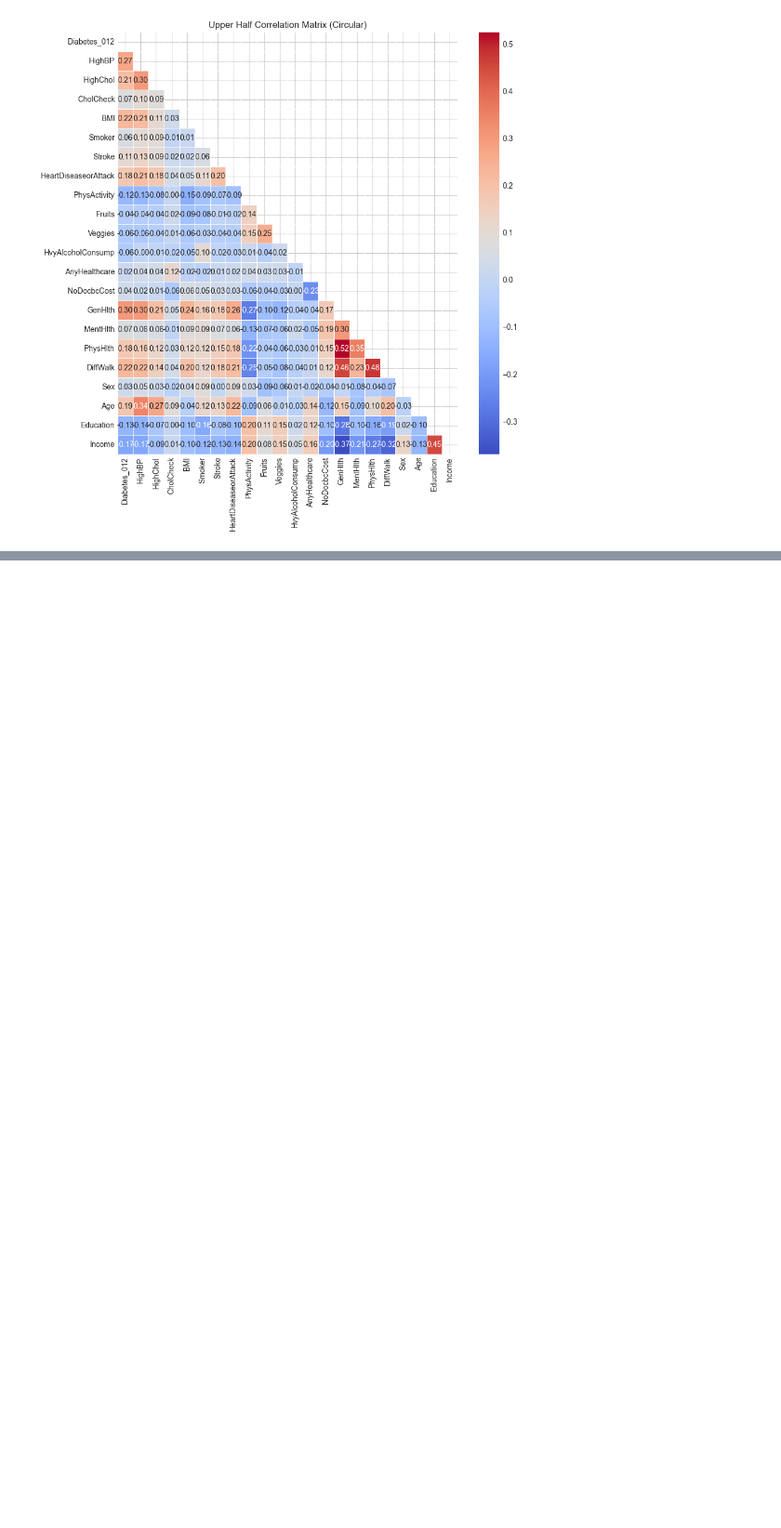
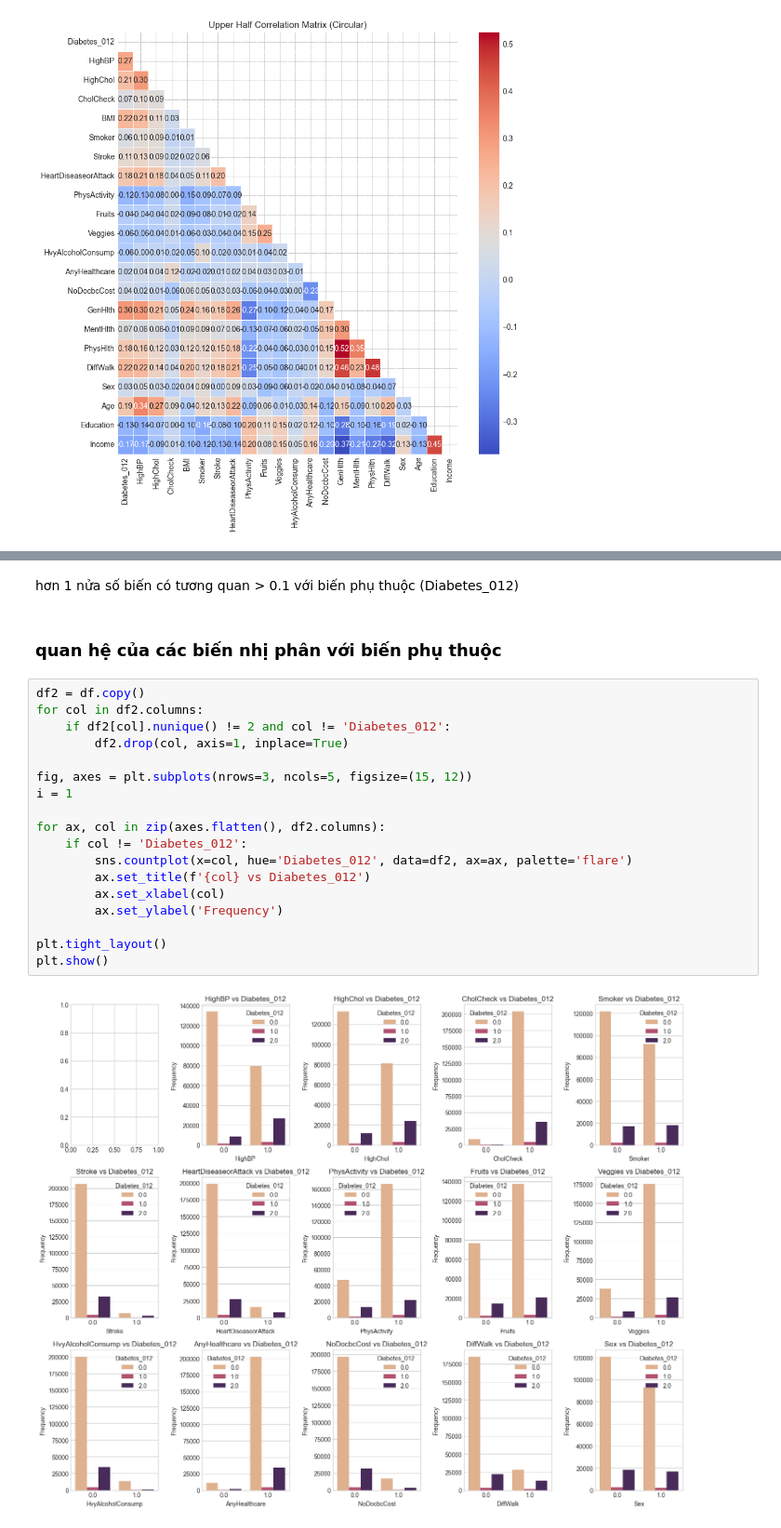
Before and after one commit to NgokNgo/Diabetes-Prediction, a Jupyter notebook: EDA_python.ipynb, the cells around one changed output, grey strips where cells are left out. Shown at 93% size. Drawn from its saved outputs; the diff is of its cells as text; blank space fills up the shorter version.

```diff
--- a/EDA_python.ipynb
+++ b/EDA_python.ipynb
@@ -229,0 +244,24 @@ plt.show()
+# %% [markdown]
+hơn 1 nửa số biến có tương quan > 0.1 với biến phụ thuộc (Diabetes_012)
+# %% [markdown]
+### quan hệ của các biến nhị phân với biến phụ thuộc
+# %%
+df2 = df.copy()
+for col in df2.columns:
+    if df2[col].nunique() != 2 and col != 'Diabetes_012':
+        df2.drop(col, axis=1, inplace=True)
+
+fig, axes = plt.subplots(nrows=3, ncols=5, figsize=(15, 12))
+i = 1
+
+for ax, col in zip(axes.flatten(), df2.columns):
+    if col != 'Diabetes_012':
+        sns.countplot(x=col, hue='Diabetes_012', data=df2, ax=ax, palette='flare')
+        ax.set_title(f'{col} vs Diabetes_012')
+        ax.set_xlabel(col)
+        ax.set_ylabel('Frequency')
+
+plt.tight_layout()
+plt.show()
+# %% [output]
+[figure, added]
```
Also changed, not shown: parts of 19 cells of this notebook.
